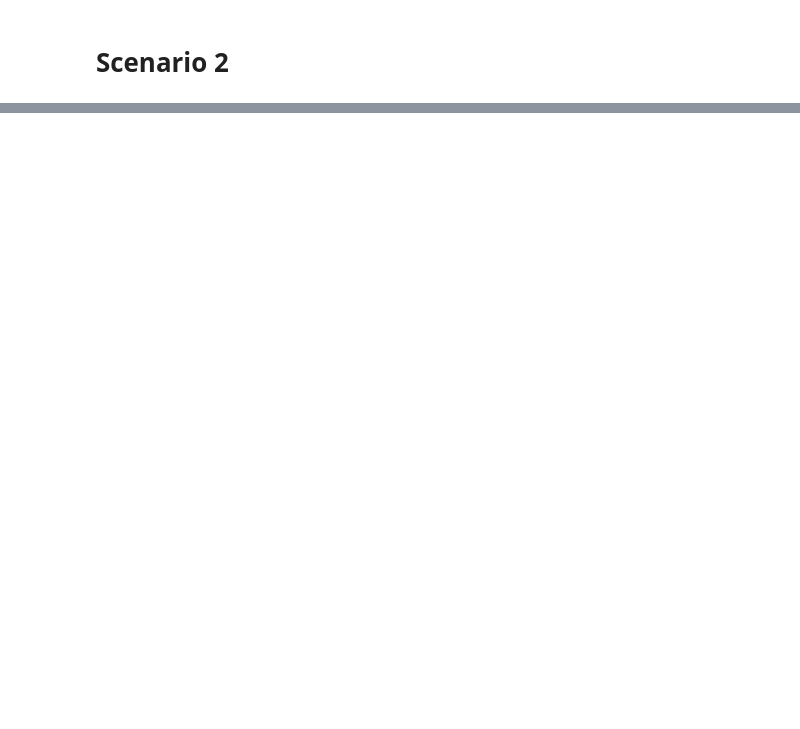
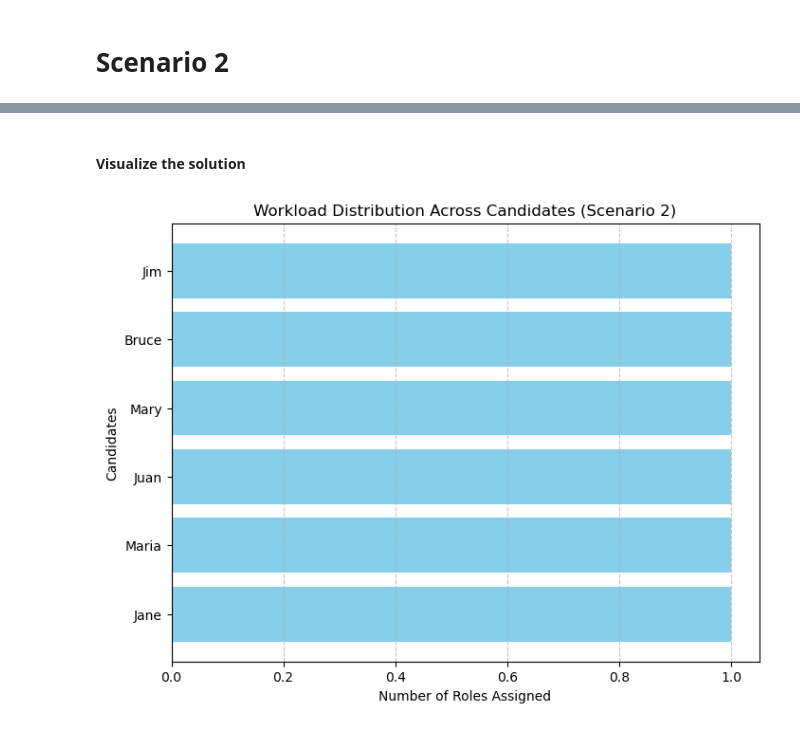
Before and after one commit to Carlos-S320/CSP-for-AI-Hiring, a Jupyter notebook: AI Hiring CSP.ipynb, the cells around one changed output, grey strips where cells are left out. Drawn from its saved outputs; the diff is of its cells as text; code cells hidden in the pictures; blank space fills up the shorter version.

```diff
--- a/AI Hiring CSP.ipynb
+++ b/AI Hiring CSP.ipynb
@@ -186,0 +213,12 @@ Solution 3: {'Database Admin': 'Jane', 'Security Employee (Optional)': 'Maria',
+# %%
+if not solutions:
+    print("No solutions found. Check the constraints or input data.")
+else:
+    print(f"Found {len(solutions)} solutions.")
+    # Rename roles to include "Scenario 2 - " prefix for distinction
+    scenario_2_solutions = [
+        {f"Scenario 2 - {role}": candidate for role, candidate in solution.items()}
+        for solution in solutions
+    ]
+    for i, solution in enumerate(scenario_2_solutions[:3], 1):
+        print(f"Solution {i}: {solution}")
@@ -186,0 +230,22 @@ Solution 3: {'Database Admin': 'Jane', 'Security Employee (Optional)': 'Maria',
+# %% [markdown]
+#### Visualize the solution
+# %%
+scenario_2_solution = {f"Scenario 2 - {role}": candidate for role, candidate in solution.items()}
+
+# Count roles assigned to each candidate
+role_counts = Counter(
+    candidate
+    for role, candidates in scenario_2_solution.items()
+    for candidate in ([candidates] if isinstance(candidates, str) else candidates)
+)
+
+# Plot horizontal bar chart
+plt.figure(figsize=(8, 6))
+plt.barh(list(role_counts.keys()), list(role_counts.values()), color='skyblue')
+plt.xlabel('Number of Roles Assigned')
+plt.ylabel('Candidates')
+plt.title('Workload Distribution Across Candidates (Scenario 2)')
+plt.grid(axis='x', linestyle='--', alpha=0.7)
+plt.show()
+# %% [output]
+[figure, added]
```
Also changed, not shown: parts of 34 cells of this notebook.
